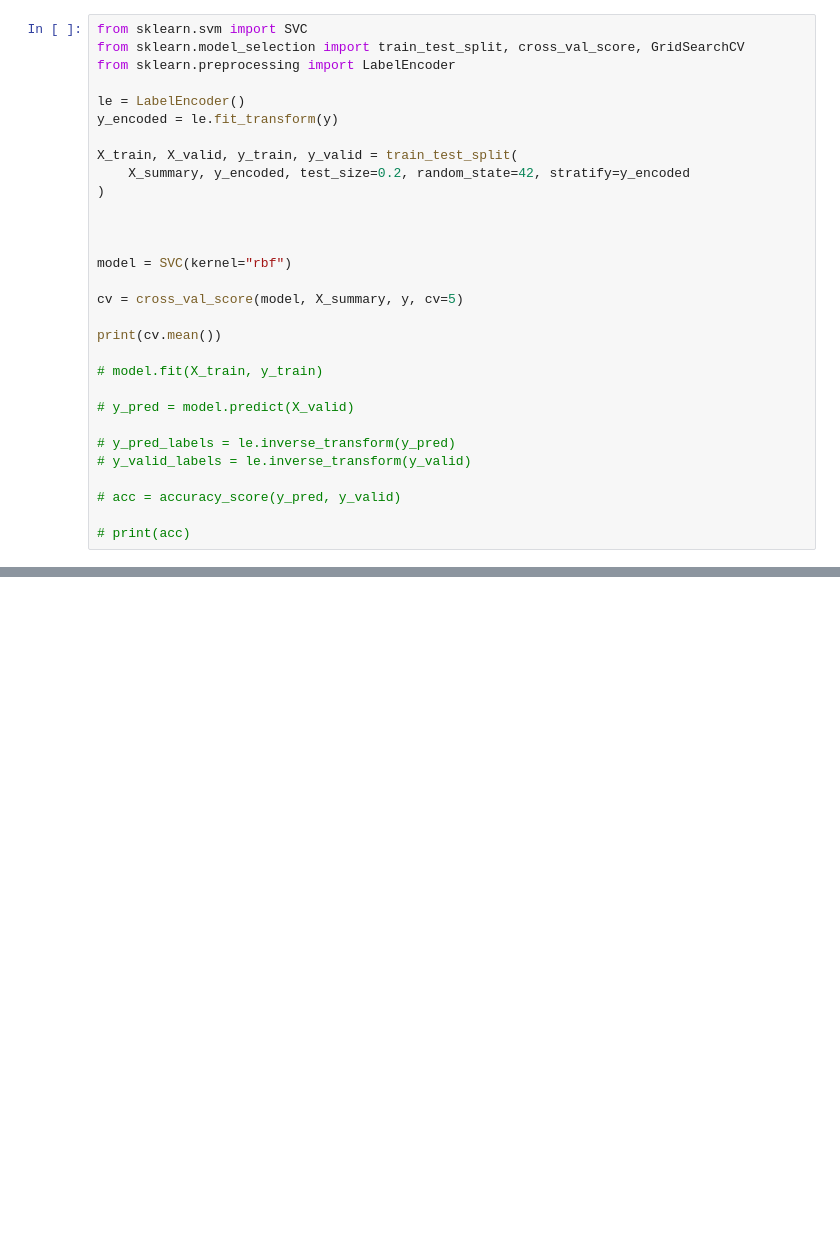
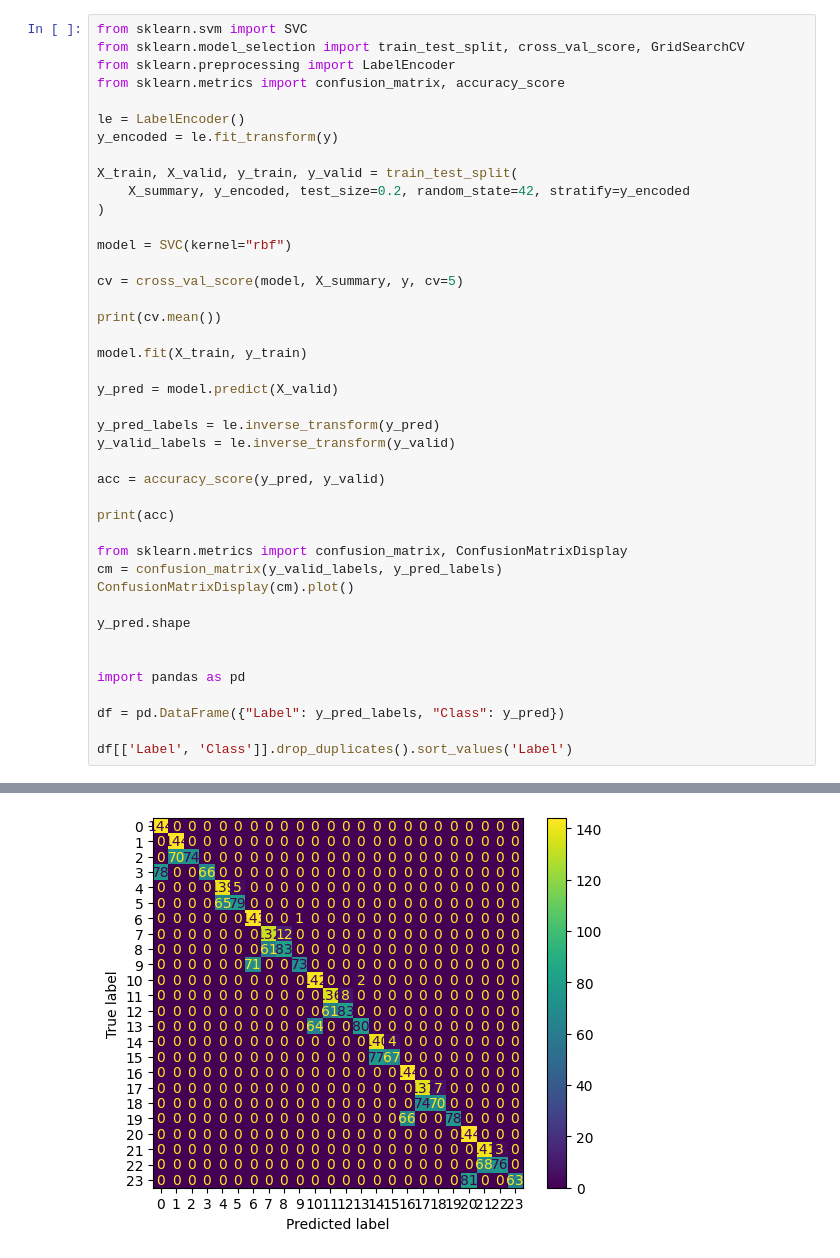
Before and after one commit to theairo/chord-classificaiton, a Jupyter notebook: get_features.ipynb, the cells around one changed output, grey strips where cells are left out. Cells and saved outputs as stored; diff of their text form; blank space fills up the shorter version.

```diff
--- a/get_features.ipynb
+++ b/get_features.ipynb
@@ -95,6 +78,7 @@ X_summary = np.concatenate([X_mean, X_std], axis=1)  # shape (samples, 24)
 from sklearn.svm import SVC
 from sklearn.model_selection import train_test_split, cross_val_score, GridSearchCV
 from sklearn.preprocessing import LabelEncoder
+from sklearn.metrics import confusion_matrix, accuracy_score
 
 le = LabelEncoder()
 y_encoded = le.fit_transform(y)
@@ -103,22 +87,33 @@ X_train, X_valid, y_train, y_valid = train_test_split(
     X_summary, y_encoded, test_size=0.2, random_state=42, stratify=y_encoded
 )
 
-
-
 model = SVC(kernel="rbf")
 
 cv = cross_val_score(model, X_summary, y, cv=5)
 
 print(cv.mean())
 
-# model.fit(X_train, y_train)
+model.fit(X_train, y_train)
 
-# y_pred = model.predict(X_valid)
+y_pred = model.predict(X_valid)
 
-# y_pred_labels = le.inverse_transform(y_pred)
-# y_valid_labels = le.inverse_transform(y_valid)
+y_pred_labels = le.inverse_transform(y_pred)
+y_valid_labels = le.inverse_transform(y_valid)
 
-# acc = accuracy_score(y_pred, y_valid)
+acc = accuracy_score(y_pred, y_valid)
 
-# print(acc)
+print(acc)
+
+from sklearn.metrics import confusion_matrix, ConfusionMatrixDisplay
+cm = confusion_matrix(y_valid_labels, y_pred_labels)
+ConfusionMatrixDisplay(cm).plot()
+
+y_pred.shape
+
+
+import pandas as pd
+
+df = pd.DataFrame({"Label": y_pred_labels, "Class": y_pred})
+
+df[['Label', 'Class']].drop_duplicates().sort_values('Label')
 # %% [output]
@@ -125,0 +139 @@ print(cv.mean())
+[figure, added]
```
Also changed, not shown: parts of 8 cells of this notebook, 15 other files.
